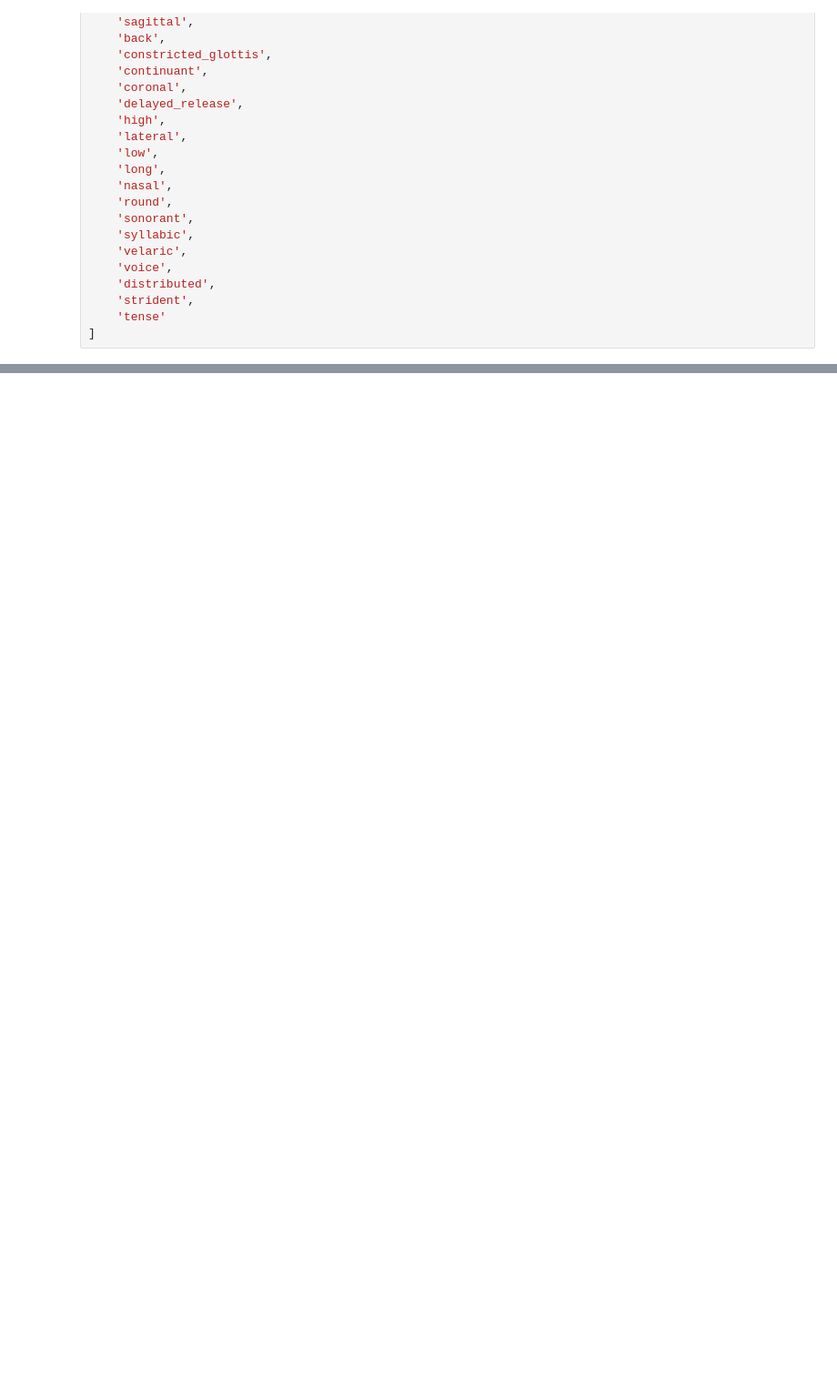
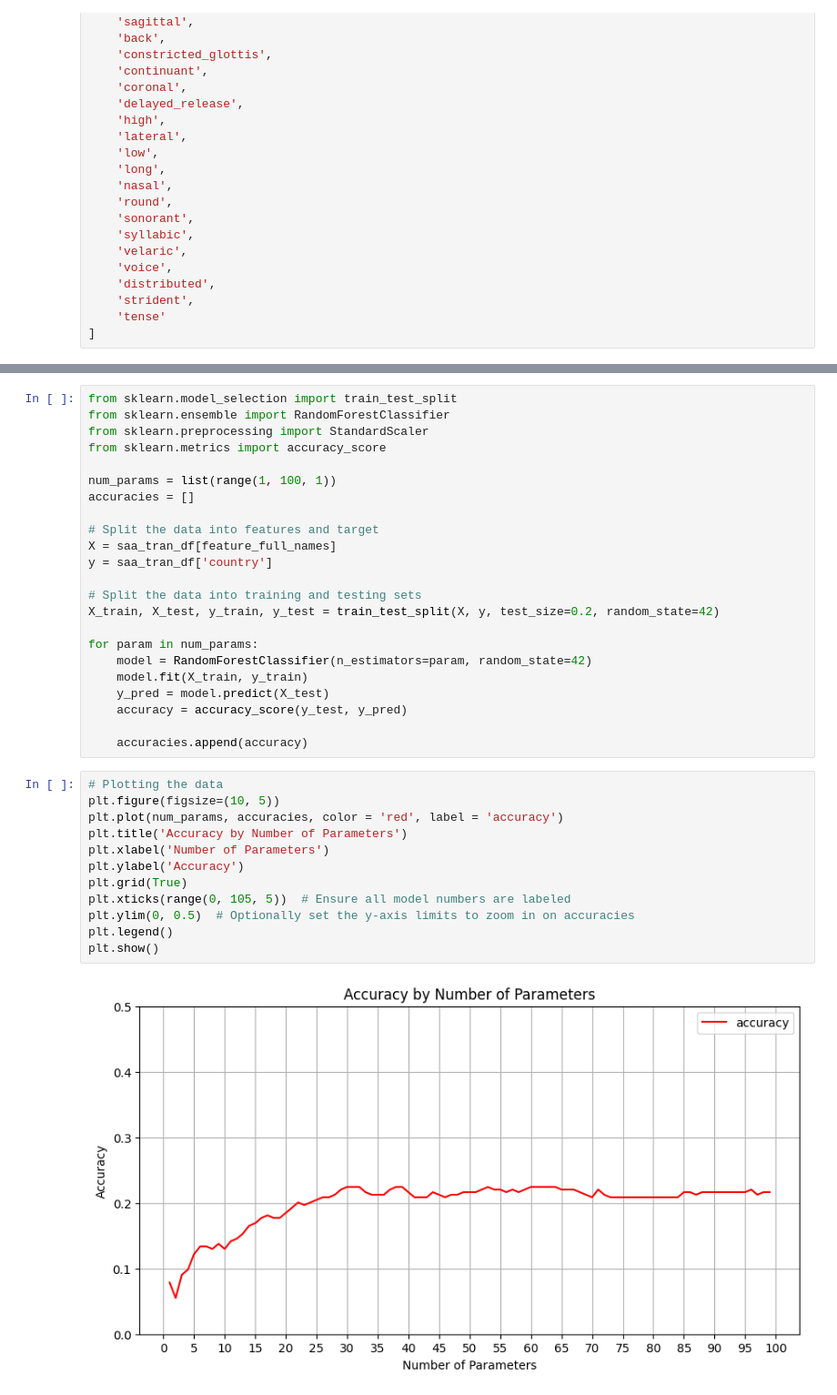
Before and after one commit to Data-Science-for-Linguists-2024/Speech-Accent-Analysis, a Jupyter notebook: notebooks/geographic_analysis.ipynb, the cells around one changed output, grey strips where cells are left out. Shown at 91% size. Cells and saved outputs as stored; diff of their text form; blank space fills up the shorter version.

```diff
--- a/notebooks/geographic_analysis.ipynb
+++ b/notebooks/geographic_analysis.ipynb
@@ -111,0 +171,37 @@ Even though the output has shrunk, pretty much all the features were significant
+# %%
+from sklearn.model_selection import train_test_split
+from sklearn.ensemble import RandomForestClassifier
+from sklearn.preprocessing import StandardScaler
+from sklearn.metrics import accuracy_score
+
+num_params = list(range(1, 100, 1))
+accuracies = []
+
+# Split the data into features and target
+X = saa_tran_df[feature_full_names]
+y = saa_tran_df['country']
+
+# Split the data into training and testing sets
+X_train, X_test, y_train, y_test = train_test_split(X, y, test_size=0.2, random_state=42)
+
+for param in num_params:
+    model = RandomForestClassifier(n_estimators=param, random_state=42)
+    model.fit(X_train, y_train)
+    y_pred = model.predict(X_test)
+    accuracy = accuracy_score(y_test, y_pred)
+
+    accuracies.append(accuracy)
+# %%
+# Plotting the data
+plt.figure(figsize=(10, 5))
+plt.plot(num_params, accuracies, color = 'red', label = 'accuracy')
+plt.title('Accuracy by Number of Parameters')
+plt.xlabel('Number of Parameters')
+plt.ylabel('Accuracy')
+plt.grid(True)
+plt.xticks(range(0, 105, 5))  # Ensure all model numbers are labeled
+plt.ylim(0, 0.5)  # Optionally set the y-axis limits to zoom in on accuracies
+plt.legend()
+plt.show()
+# %% [output]
+[figure, added]
```
Also changed, not shown: parts of 26 cells of this notebook, 2 other files.
